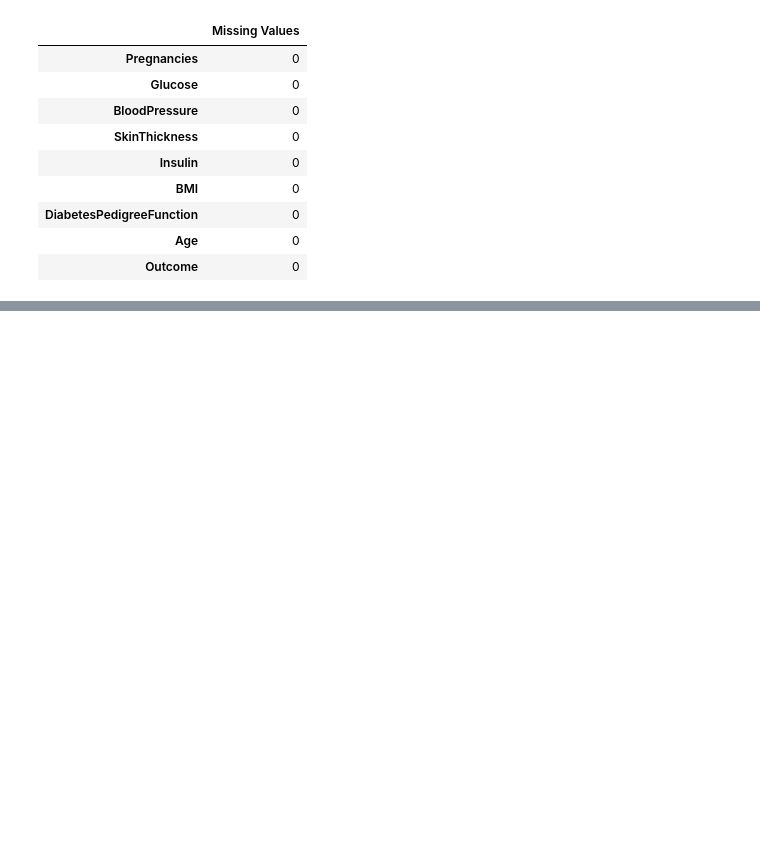
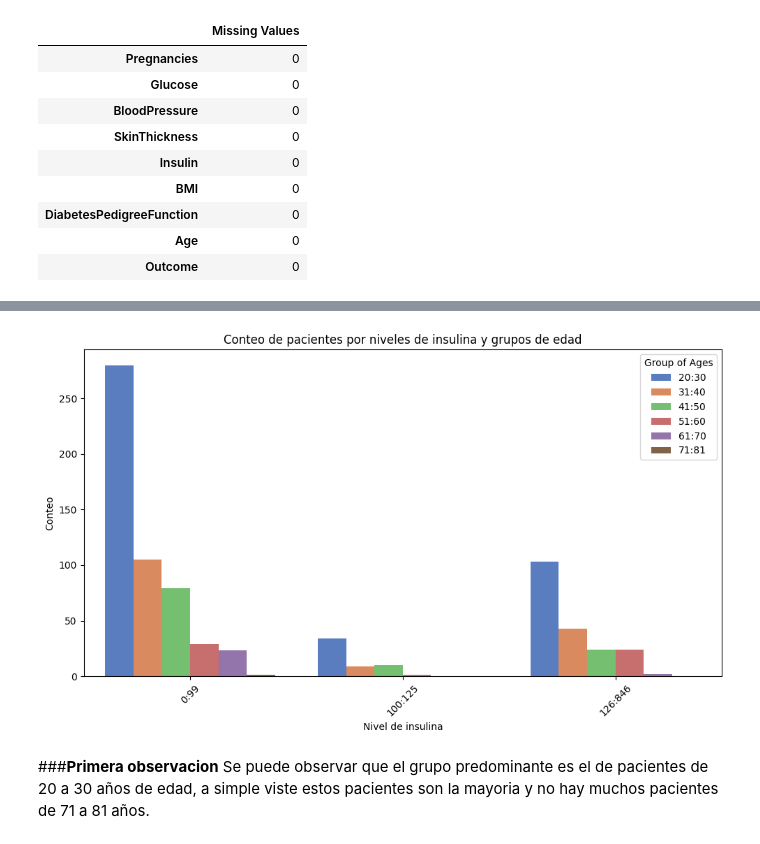
Before and after one commit to paoloEZ/Diabetes-Analisis, a Jupyter notebook: Análisis_exploratorio_diabetes.ipynb, the cells around one changed output, grey strips where cells are left out. Cells and saved outputs as stored; diff of their text form; code cells hidden in the pictures; blank space fills up the shorter version.

```diff
--- a/Análisis_exploratorio_diabetes.ipynb
+++ b/Análisis_exploratorio_diabetes.ipynb
@@ -106,9 +73,0 @@ No es muy significativo, vamos a proceder a eliminar estos registros
-# %%
-# Eliminar filas donde columna1 o columna2 son 0
-data = data[(data['SkinThickness'] != 0) & (data['BMI'] != 0)]
-
-# Si quieres reasignar índices después de eliminar las filas
-data.reset_index(drop=True, inplace=True)
-
-# Ahora df no contendrá filas donde columna1 o columna2 son 0
-print(data.shape)
@@ -217,0 +120,21 @@ plt.show()
+# %%
+#Vamos a crear el grafico para estas dos nuevas columnas
+plt.figure(figsize=(10, 6))
+sns.barplot(data=aggregated_data, x='level of Insulin', y='Count', hue='Group of Ages', palette='muted')
+
+## Etiquetas y Titulos
+plt.xlabel('Nivel de insulina')
+plt.ylabel('Conteo')
+plt.title('Conteo de pacientes por niveles de insulina y grupos de edad')
+
+# Rotacion de las etiquetas del eje x para una mejor legibilidad
+plt.xticks(rotation=45)
+
+# Mostrar el gráfico
+plt.tight_layout()
+plt.show()
+# %% [output]
+[figure, added]
+# %% [markdown]
+###**Primera observacion**
+Se puede observar que el grupo predominante es el de pacientes de 20 a 30 años de edad, a simple viste estos pacientes son la mayoria y no hay muchos pacientes de 71 a 81 años.
```
Also changed, not shown: parts of 39 cells of this notebook.
